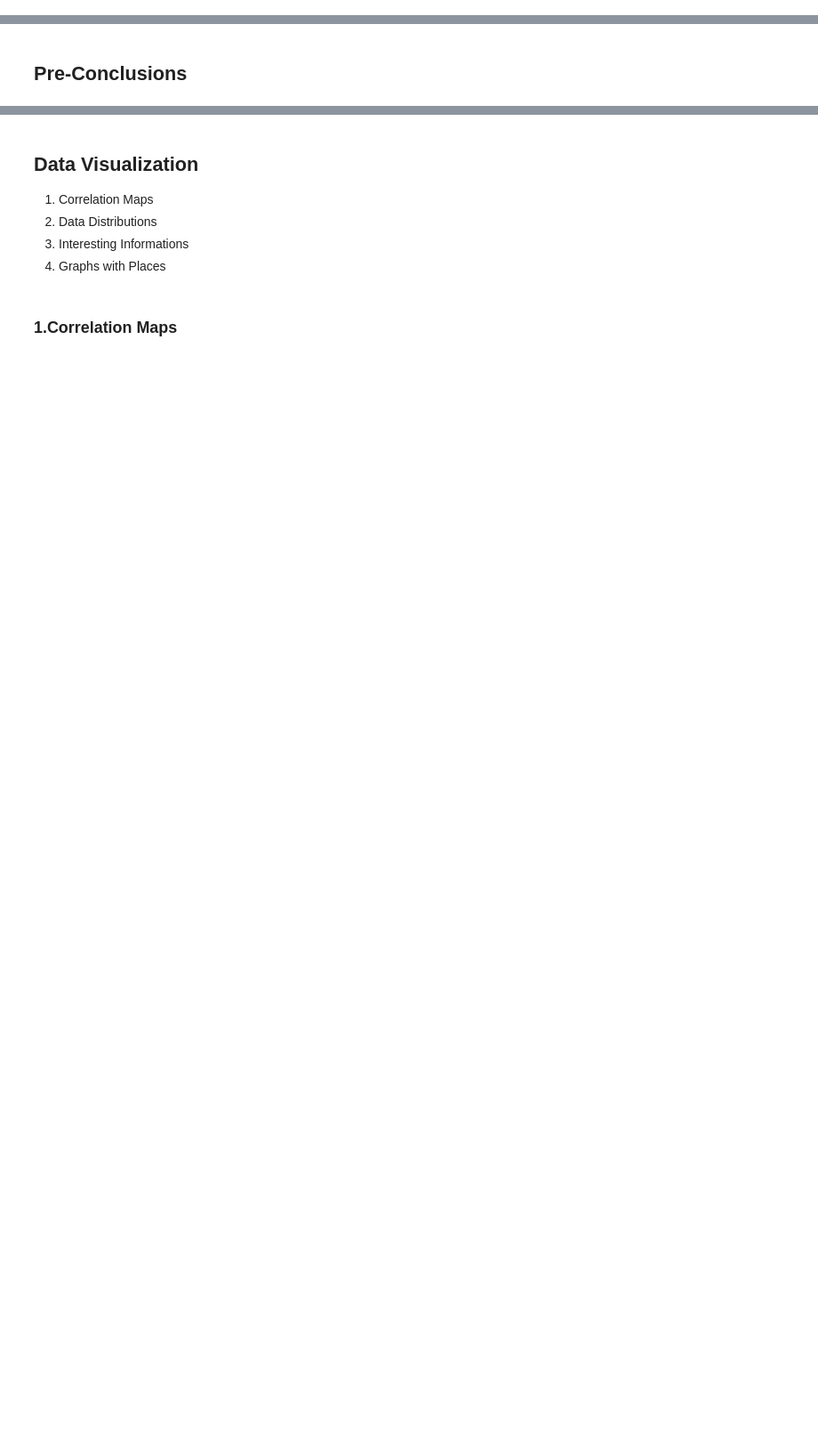
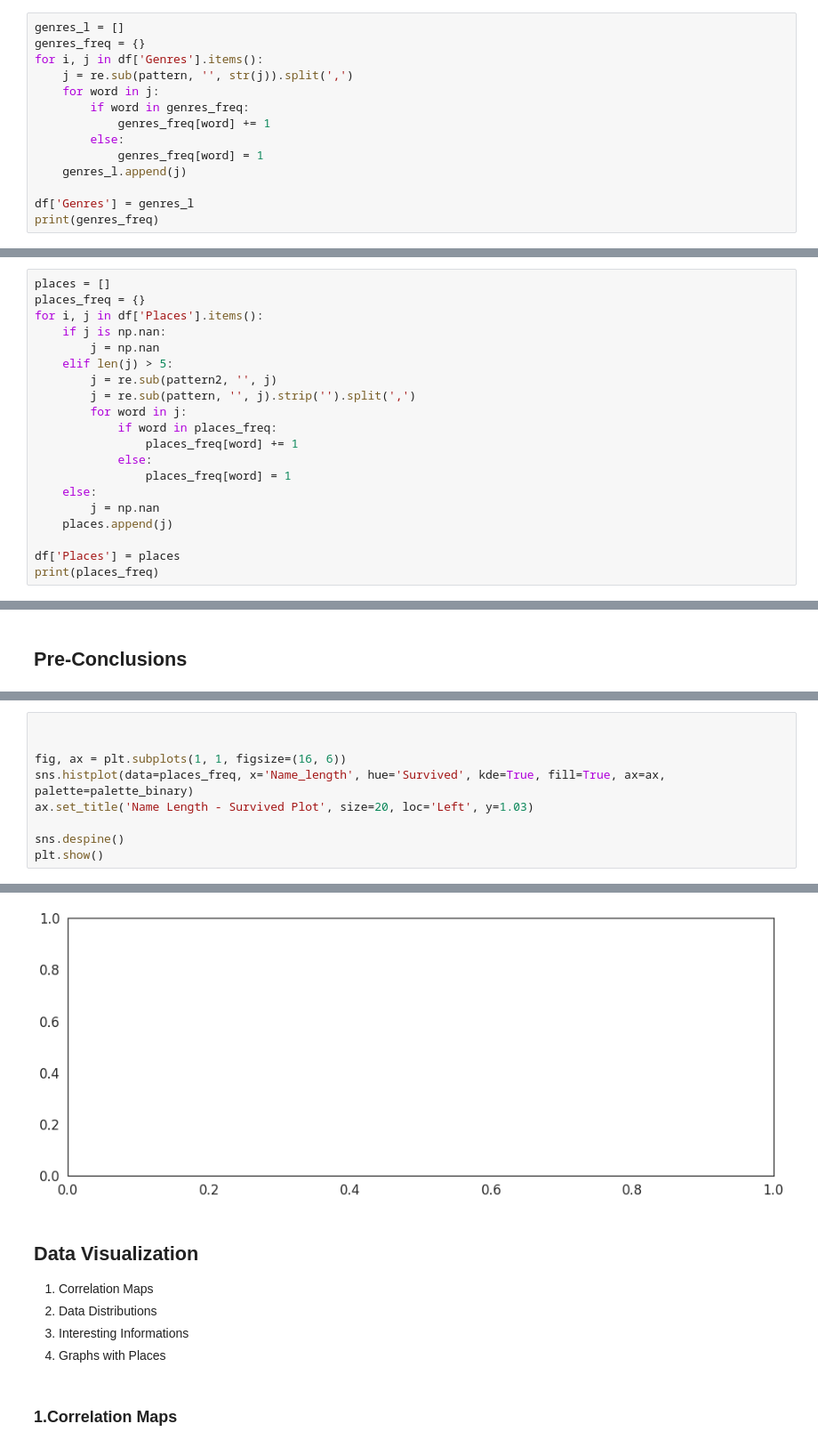
Before and after one commit to Strive-School-Project-Data-Analysis/Good_reads_Best_2000s, a Jupyter notebook: EDA_and_Visualization.ipynb, the cells around one changed output, grey strips where cells are left out. Shown: that part at 89% size. Drawn from its saved outputs; the diff is of its cells as text; blank space fills up the shorter version.

```diff
--- a/EDA_and_Visualization.ipynb
+++ b/EDA_and_Visualization.ipynb
@@ -162,0 +195,14 @@ Now we don't have any missing values!
+# %%
+genres_l = []
+genres_freq = {}
+for i, j in df['Genres'].items():
+    j = re.sub(pattern, '', str(j)).split(',')
+    for word in j:
+        if word in genres_freq:
+            genres_freq[word] += 1
+        else:
+            genres_freq[word] = 1
+    genres_l.append(j)
+
+df['Genres'] = genres_l
+print(genres_freq)
@@ -162,0 +213,20 @@ Now we don't have any missing values!
+# %%
+places = []
+places_freq = {}
+for i, j in df['Places'].items():
+    if j is np.nan:
+        j = np.nan
+    elif len(j) > 5:
+        j = re.sub(pattern2, '', j)
+        j = re.sub(pattern, '', j).strip('').split(',')
+        for word in j:
+            if word in places_freq:
+                places_freq[word] += 1
+            else:
+                places_freq[word] = 1
+    else:
+        j = np.nan
+    places.append(j)
+
+df['Places'] = places
+print(places_freq)
@@ -164,0 +271,10 @@ Now we don't have any missing values!
+# %%
+
+
+fig, ax = plt.subplots(1, 1, figsize=(16, 6))
+sns.histplot(data=places_freq, x='Name_length', hue='Survived', kde=True, fill=True, ax=ax, palette=palette_binary)
+ax.set_title('Name Length - Survived Plot', size=20, loc='Left', y=1.03)
+
+sns.despine()
+plt.show()
+# %% [output]
@@ -165,3 +282,4 @@ Now we don't have any missing values!
+[figure, added]
 # %% [markdown]
 ## Data Visualization
 1. Correlation Maps
```
Also changed, not shown: parts of 17 cells of this notebook, 4 other files.
